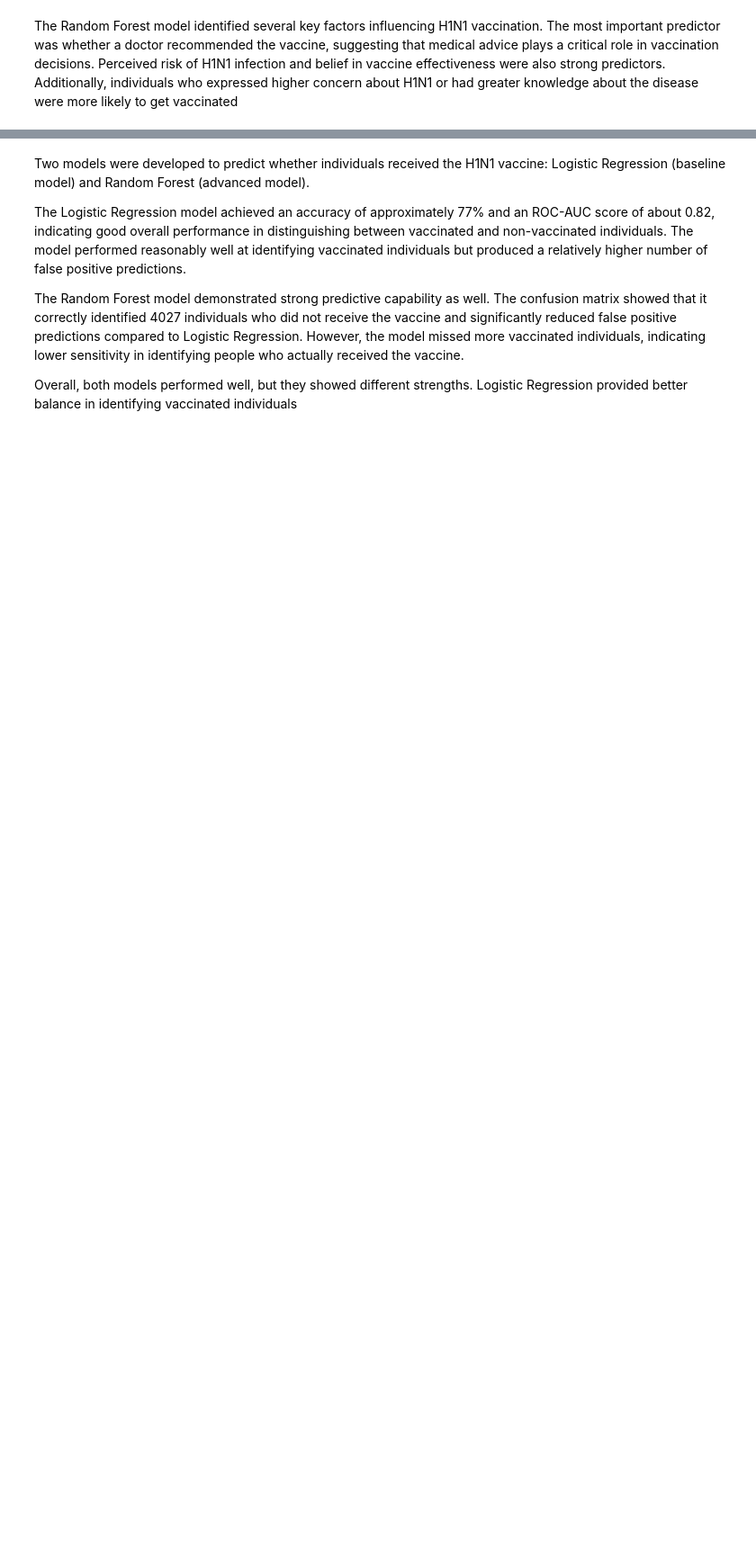
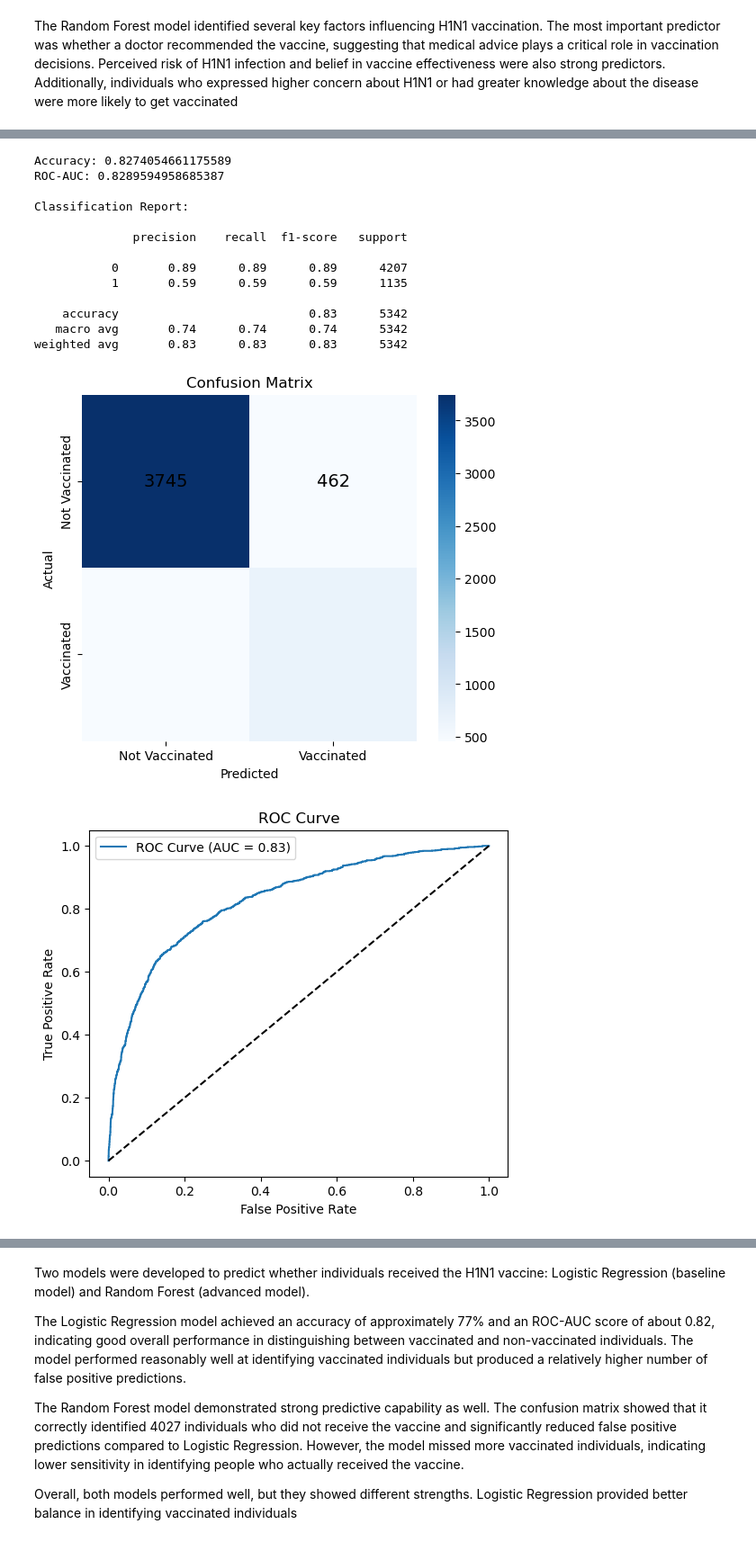
Before and after one commit to Abbystacy/HIN1-Vaccines-project, a Jupyter notebook: index.ipynb, the cells around one changed output, grey strips where cells are left out. Shown at 90% size. Drawn from its saved outputs; the diff is of its cells as text; code cells hidden in the pictures; blank space fills up the shorter version.

```diff
--- a/index.ipynb
+++ b/index.ipynb
@@ -639,0 +578,34 @@ The Random Forest model identified several key factors influencing H1N1 vaccinat
+# %%
+# creating an Ensemble model
+ensemble_model = VotingClassifier(
+    estimators=[
+        ('lr', logreg),
+        ('rf', rf)
+    ],
+    voting='soft')
+# Adding the model to pipeline
+ensemble_pipeline = Pipeline([
+    ("preprocessor", preprocessor),
+    ("model", ensemble_model)])
+
+# Training the model
+ensemble_pipeline.fit(X_train, y_train)
+
+# Evaluating  the model
+evaluate_model(ensemble_pipeline, X_test, y_test)
+# %% [output]
+Accuracy: 0.8274054661175589
+ROC-AUC: 0.8289594958685387
+
+Classification Report:
+
+              precision    recall  f1-score   support
+
+           0       0.89      0.89      0.89      4207
+           1       0.59      0.59      0.59      1135
+
+    accuracy                           0.83      5342
+   macro avg       0.74      0.74      0.74      5342
+weighted avg       0.83      0.83      0.83      5342
+[figure, added]
+[figure, added]
```
Also changed, not shown: parts of 56 cells of this notebook.
